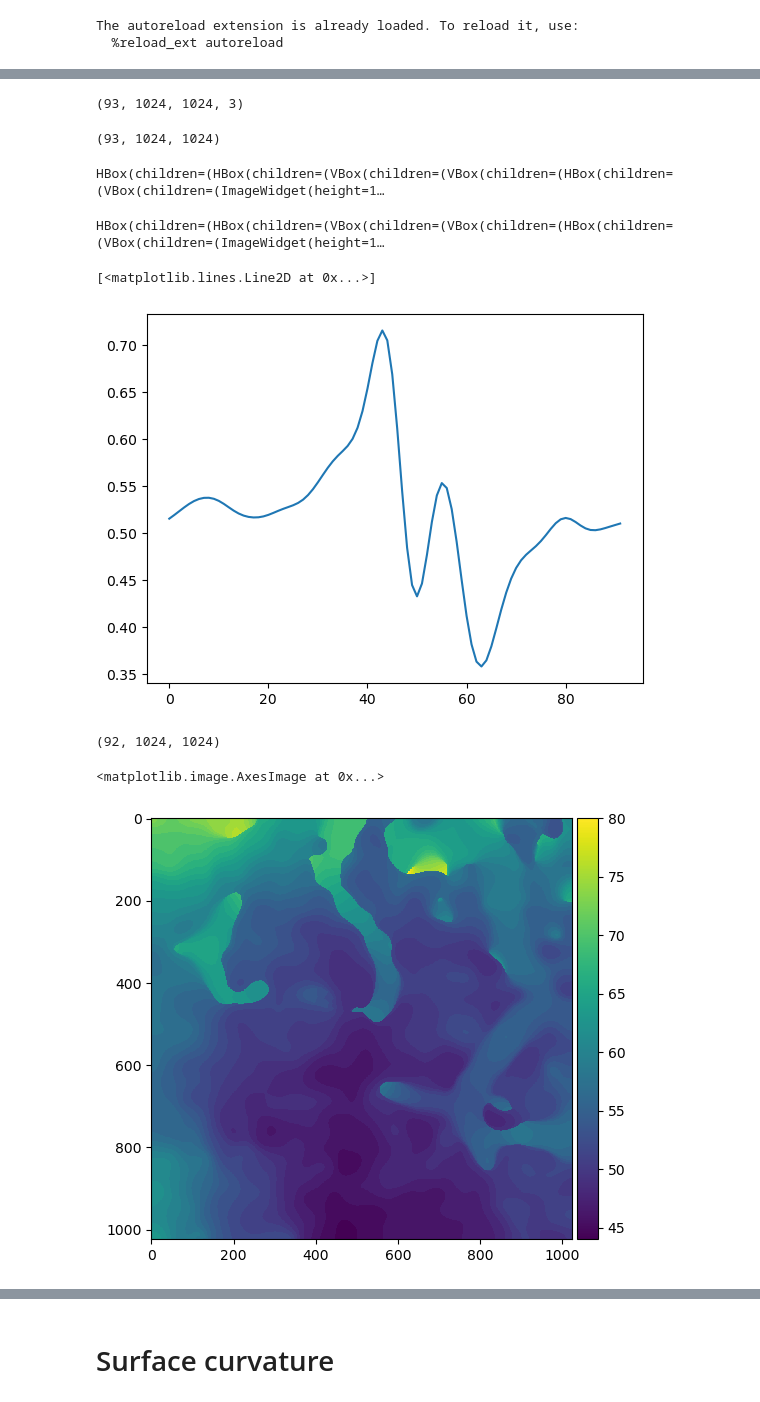
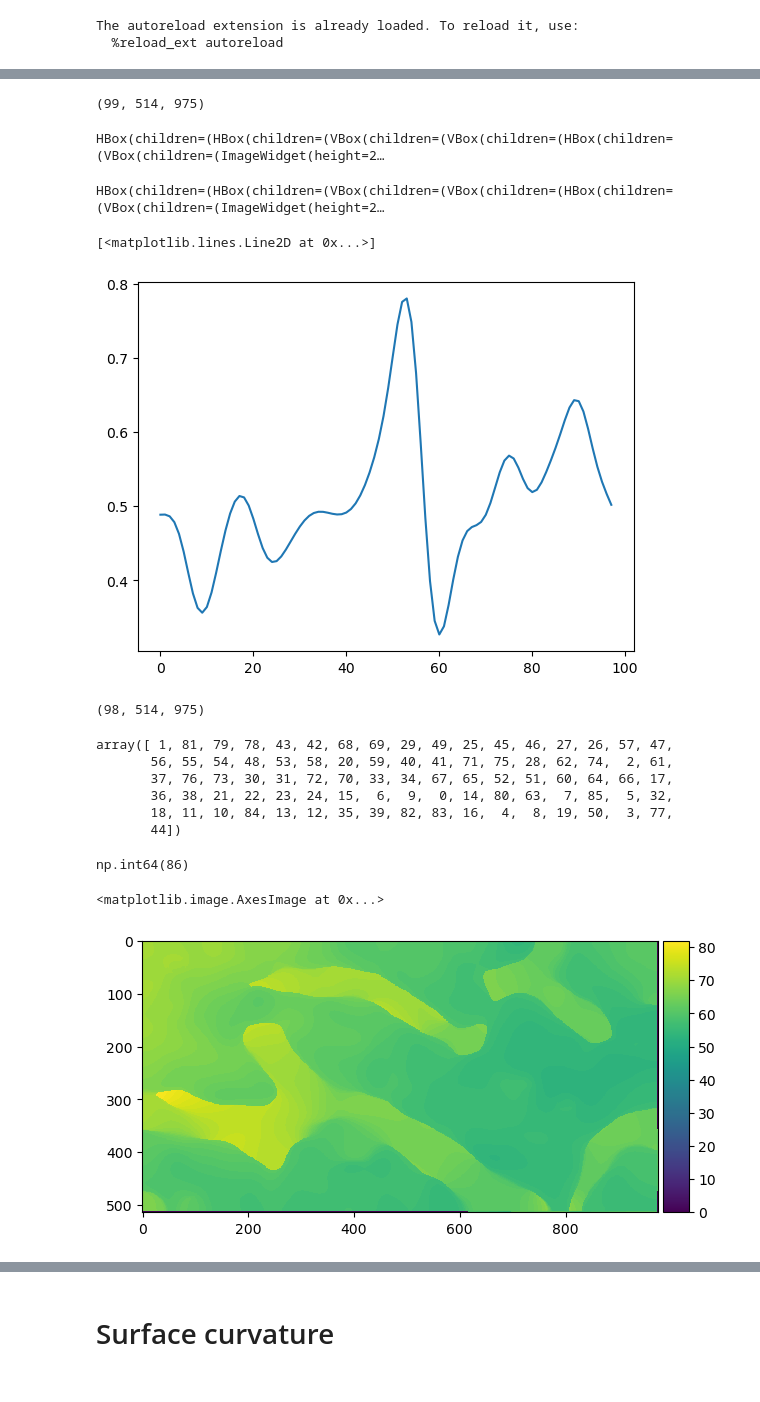
Before and after one commit to xies/mouse_skin_size_control, a Jupyter notebook: 2025_lineage_analysis/tissue_curvature/integrin_a6.ipynb, the cells around one changed output, grey strips where cells are left out. Drawn from its saved outputs; the diff is of its cells as text; code cells hidden in the pictures.

```diff
--- a/2025_lineage_analysis/tissue_curvature/integrin_a6.ipynb
+++ b/2025_lineage_analysis/tissue_curvature/integrin_a6.ipynb
@@ -37,7 +32,7 @@ dirname = '/Users/xies/Library/CloudStorage/OneDrive-Stanford/Skin/Fixed/07-13-2
 
 dx = 0.4143213; dz = 1;
 
-flist = glob(path.join(dirname,'*/[0-8].tif'))
+flist = glob(path.join(dirname,'[0-9]/[0-9].tif'))
 manifest = pd.DataFrame()
 manifest['Filename'] = flist
 manifest['Dirname'] = manifest['Filename'].apply(lambda x: (path.dirname(x)))
@@ -62,7 +52,3 @@ manifest
-# %%
-im.shape
-# %% [output]
-(93, 1024, 1024, 3)
 # %%
 from scipy.ndimage import gaussian_filter
 
@@ -74,10 +60,10 @@ print(im.shape)
 
 im_blur = gaussian_filter(im, sigma=[3,20,20])
 
-stackview.orthogonal(im_blur,continuous_update=True)
+stackview.orthogonal(im_blur,continuous_update=True,zoom_factor=0.4)
 # %% [output]
-(93, 1024, 1024)
+(99, 514, 975)
-HBox(children=(HBox(children=(VBox(children=(VBox(children=(HBox(children=(VBox(children=(ImageWidget(height=1…
+HBox(children=(HBox(children=(VBox(children=(VBox(children=(HBox(children=(VBox(children=(ImageWidget(height=2…
 # %%
 from imageUtils import get_z_gradient
 
@@ -85,17 +71,17 @@ im_blur_gradient = get_z_gradient(im_blur,sign=1)
 im_blur_gradient = im_blur_gradient - im_blur_gradient.min()
 im_blur_gradient = im_blur_gradient / im_blur_gradient.max()
 
-stackview.orthogonal(im_blur_gradient)
+stackview.orthogonal(im_blur_gradient,zoom_factor=0.4)
 # %% [output]
-HBox(children=(HBox(children=(VBox(children=(VBox(children=(HBox(children=(VBox(children=(ImageWidget(height=1…
+HBox(children=(HBox(children=(VBox(children=(VBox(children=(HBox(children=(VBox(children=(ImageWidget(height=2…
 # %%
 plt.plot(im_blur_gradient[:,500,492])
 # %% [output]
 [<matplotlib.lines.Line2D at 0x...>]
-[figure, old version]
+[figure, new version]
 # %%
 im_blur_gradient.shape
 # %% [output]
-(92, 1024, 1024)
+(98, 514, 975)
 # %%
 from imageUtils import find_z_of_maximal_gradient
@@ -110,18 +97,32 @@ S,G = find_subgraphs_of_connected_local_maxima(im_blur,return_full_graph=True)
 
 # plt.figure()
 # io.imshow(Iz_fixed)
+# %%
+distances = np.array([np.mean( np.abs(np.array(list(s.nodes))[:,2] - 56))  for s in S])
+distances.argsort()
+# %% [output]
+array([ 1, 81, 79, 78, 43, 42, 68, 69, 29, 49, 25, 45, 46, 27, 26, 57, 47,
+       56, 55, 54, 48, 53, 58, 20, 59, 40, 41, 71, 75, 28, 62, 74,  2, 61,
+       37, 76, 73, 30, 31, 72, 70, 33, 34, 67, 65, 52, 51, 60, 64, 66, 17,
+       36, 38, 21, 22, 23, 24, 15,  6,  9,  0, 14, 80, 63,  7, 85,  5, 32,
+       18, 11, 10, 84, 13, 12, 35, 39, 82, 83, 16,  4,  8, 19, 50,  3, 77,
+       44])
+# %%
+np.array(S[2].nodes)[:,2].max()
+# %% [output]
+np.int64(86)
 # %%
-from measurements import reconstruct_bm_from_subgraph
+from measurements import reconstruct_surface_from_subgraph,reconstruct_bm_from_subgraph
 # Iz_fixed,height_image_fixed = fix_holes_in_height_image(height_image,im.shape)
 # S.sort(key=lambda g: len({(x, y) for x, y, z in g.nodes}), reverse=True)
 
-Iz_fixed,height_image_fixed = reconstruct_surface_from_subgraph(S[0],im_blur)
+Iz_fixed,height_image_fixed = reconstruct_bm_from_subgraph(S[1],im_blur)
 
 plt.figure()
 io.imshow(Iz_fixed)
 # %% [output]
 <matplotlib.image.AxesImage at 0x...>
-[figure, old version]
+[figure, new version]
 # %%
 stackview.switch({'a6':im,'heightmap':height_image_fixed},
                 colormap=['pure_red','pure_green'],
```
Also changed, not shown: parts of 14 cells of this notebook, 3 other files.
